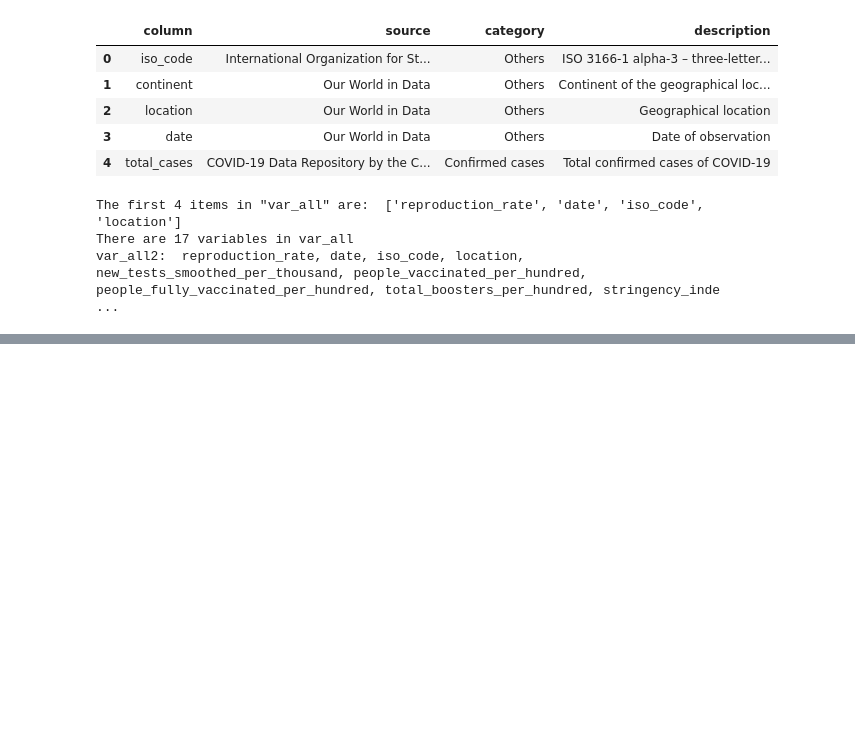
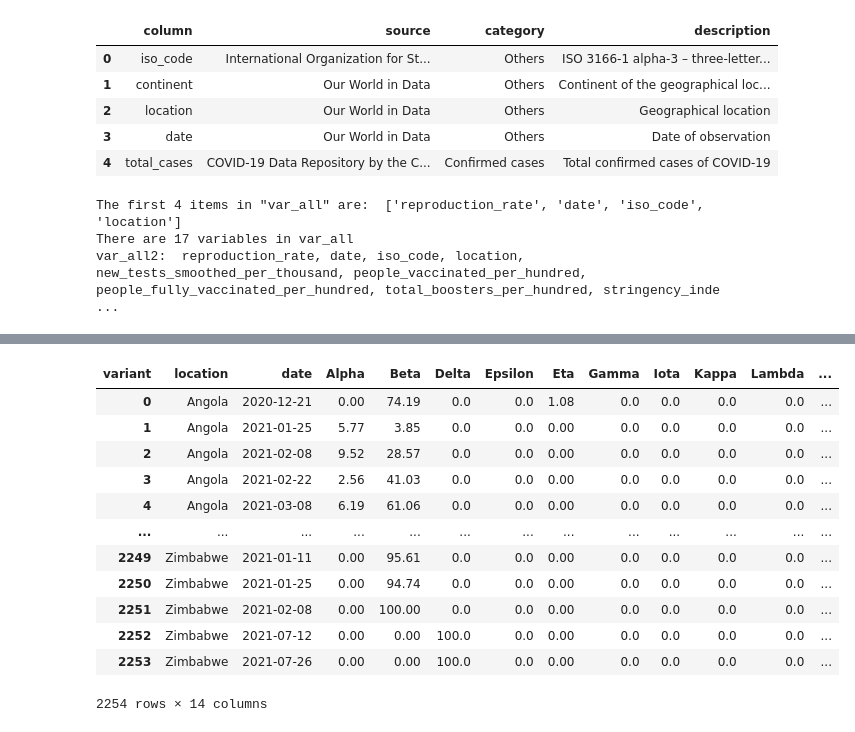
Before and after one commit to w-oke/covid_reproduction, a Jupyter notebook: owid_exploration.ipynb, the cells around one changed output, grey strips where cells are left out. Cells and saved outputs as stored; diff of their text form; code cells hidden in the pictures; blank space fills up the shorter version.

Commit message:
adding in variant data

```diff
--- a/owid_exploration.ipynb
+++ b/owid_exploration.ipynb
@@ -119,0 +123,6 @@ owid.head()
+# %%
+
+variant_link = 'https://github.com/owid/covid-19-data/raw/master/public/data/variants/covid-variants.csv'
+variants = pd.read_csv(variant_link)
+variants['date'] = pd.to_datetime(variants['date']) # Convert the 'date' column to a Datetime format
+variants.info()
@@ -119,0 +152,3 @@ owid.head()
+# %%
+variants.drop(['num_sequences', 'num_sequences_total'], axis=1, inplace=True)
+variants.variant.unique()
@@ -119,0 +161,19 @@ owid.head()
+# %%
+# create a list of the variants of interest
+who_variants = '''
+    Alpha
+    Beta
+    Delta
+    Epsilon
+    Eta
+    Gamma
+    Iota
+    Kappa
+    Lambda
+    Mu
+    Omicron
+    non_who'''.split()
+# note that the sum will add to 100% for any given day/location
+# %%
+variants2 = variants[variants.variant.isin(who_variants)]
+variants2.info()
@@ -119,0 +192,18 @@ owid.head()
+# %%
+variants3 = variants2.pivot(index=['location','date'], columns='variant', values='perc_sequences')
+variants3.reset_index(inplace=True)
+variants3
+# %% [output]
+| variant | location | date | Alpha | Beta | Delta | Epsilon | Eta | Gamma | Iota | Kappa | Lambda | ... |
+| 0 | Angola | 2020-12-21 | 0.00 | 74.19 | 0.0 | 0.0 | 1.08 | 0.0 | 0.0 | 0.0 | 0.0 | ... |
+| 1 | Angola | 2021-01-25 | 5.77 | 3.85 | 0.0 | 0.0 | 0.00 | 0.0 | 0.0 | 0.0 | 0.0 | ... |
+| 2 | Angola | 2021-02-08 | 9.52 | 28.57 | 0.0 | 0.0 | 0.00 | 0.0 | 0.0 | 0.0 | 0.0 | ... |
+| 3 | Angola | 2021-02-22 | 2.56 | 41.03 | 0.0 | 0.0 | 0.00 | 0.0 | 0.0 | 0.0 | 0.0 | ... |
+| 4 | Angola | 2021-03-08 | 6.19 | 61.06 | 0.0 | 0.0 | 0.00 | 0.0 | 0.0 | 0.0 | 0.0 | ... |
+| ... | ... | ... | ... | ... | ... | ... | ... | ... | ... | ... | ... | ... |
+| 2249 | Zimbabwe | 2021-01-11 | 0.00 | 95.61 | 0.0 | 0.0 | 0.00 | 0.0 | 0.0 | 0.0 | 0.0 | ... |
+| 2250 | Zimbabwe | 2021-01-25 | 0.00 | 94.74 | 0.0 | 0.0 | 0.00 | 0.0 | 0.0 | 0.0 | 0.0 | ... |
+| 2251 | Zimbabwe | 2021-02-08 | 0.00 | 100.00 | 0.0 | 0.0 | 0.00 | 0.0 | 0.0 | 0.0 | 0.0 | ... |
+| 2252 | Zimbabwe | 2021-07-12 | 0.00 | 0.00 | 100.0 | 0.0 | 0.00 | 0.0 | 0.0 | 0.0 | 0.0 | ... |
+| 2253 | Zimbabwe | 2021-07-26 | 0.00 | 0.00 | 100.0 | 0.0 | 0.00 | 0.0 | 0.0 | 0.0 | 0.0 | ... |
+2254 rows × 14 columns
```
Also changed, not shown: parts of 18 cells of this notebook.
